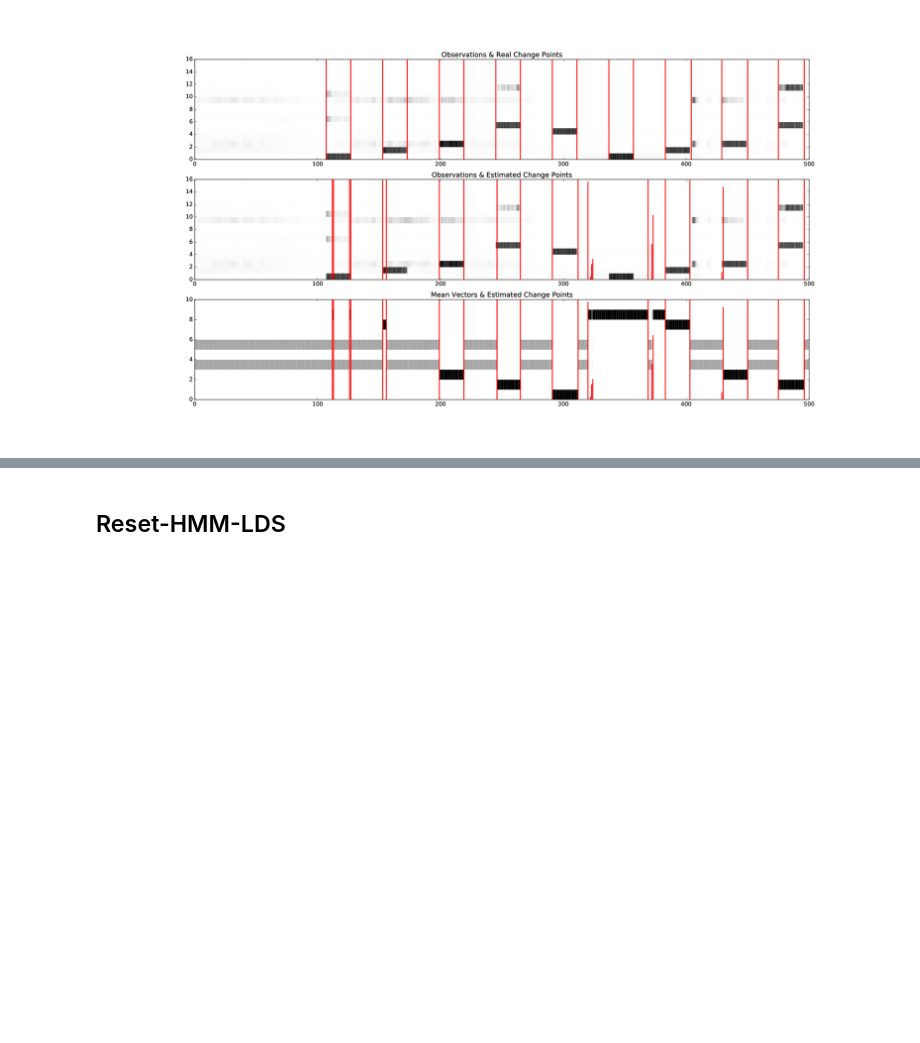
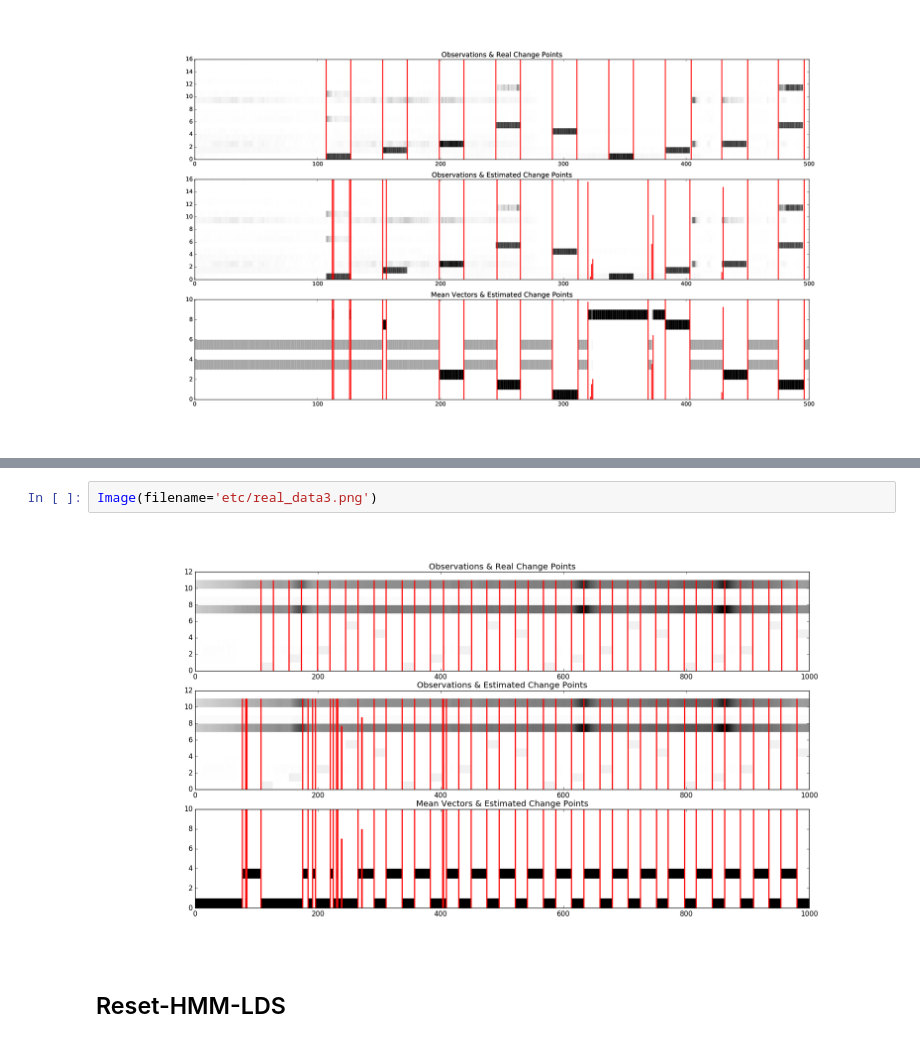
Before and after one commit to cagatayyildiz/bayesian, a Jupyter notebook: BCPM_Discrete.ipynb, the cells around one changed output, grey strips where cells are left out. Cells and saved outputs as stored; diff of their text form; blank space fills up the shorter version.

Commit message:
one more figure to bcpm_discrete

```diff
--- a/BCPM_Discrete.ipynb
+++ b/BCPM_Discrete.ipynb
@@ -208,3 +221,7 @@ Image(filename='etc/real_data2.png')
+# %%
+Image(filename='etc/real_data3.png')
+# %% [output]
+[figure, added]
 # %% [markdown]
 ## Reset-HMM-LDS
 # %%
```
Also changed, not shown: parts of 4 cells of this notebook, 2 other files.
